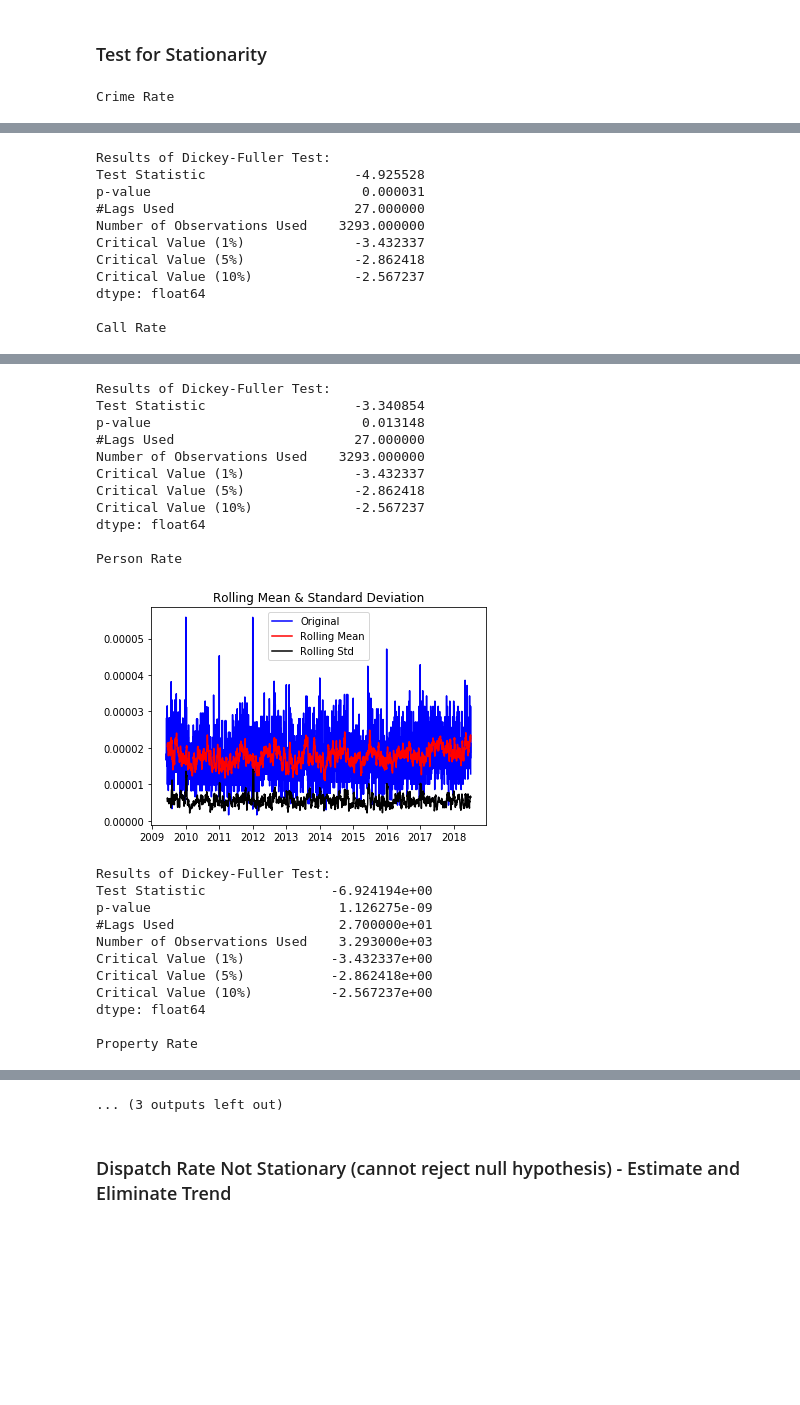
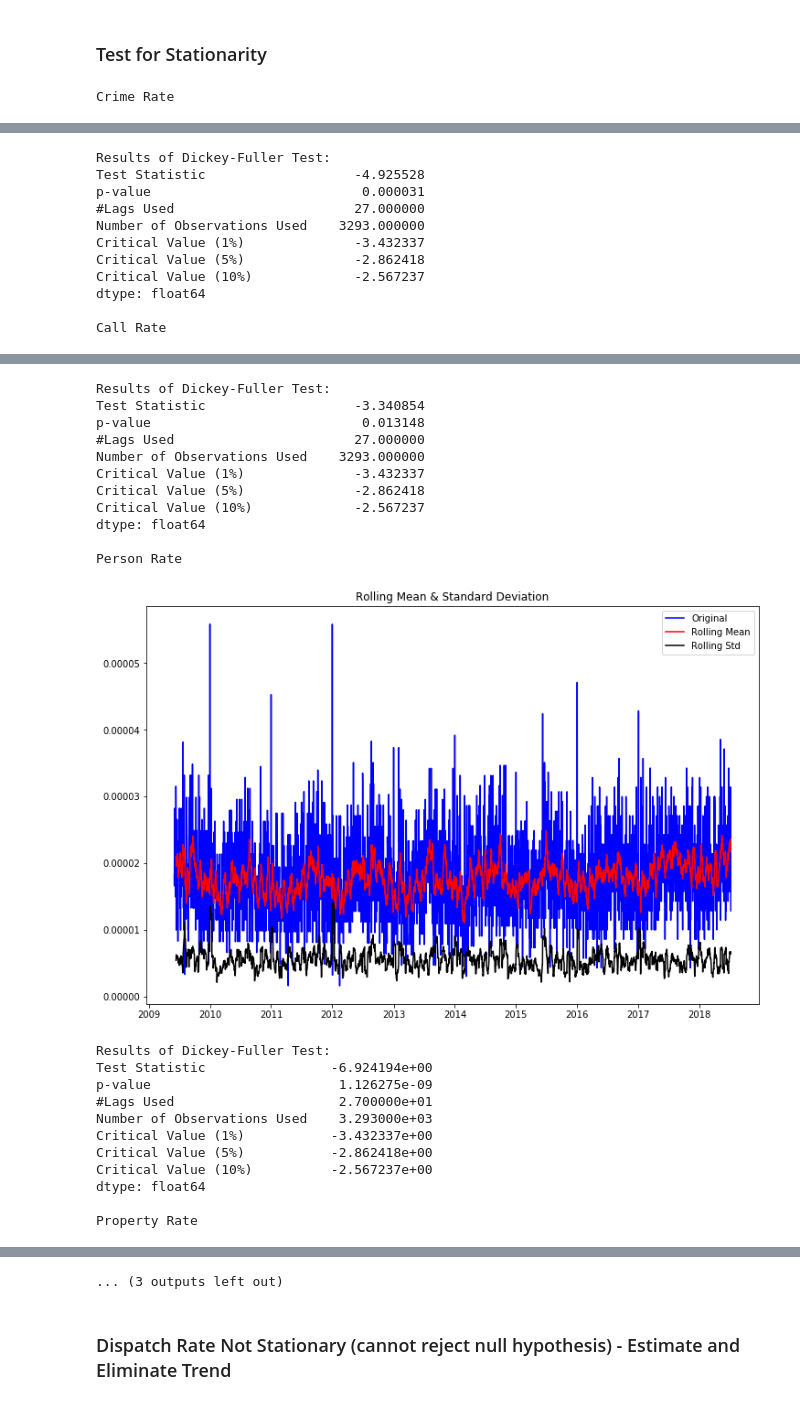
Before and after one commit to latherley/ARIMAX-NN, a Jupyter notebook: Time Series Analysis - Proactive Policing.ipynb, the cells around one changed output, grey strips where cells are left out. Saved outputs shown, nothing was run; the diff lists cells and outputs as text; code cells hidden in the pictures; blank space fills up the shorter version.

```diff
--- a/Time Series Analysis - Proactive Policing.ipynb
+++ b/Time Series Analysis - Proactive Policing.ipynb
@@ -87,6 +89,7 @@ def test_stationarity(timeseries):
     rolstd = timeseries.rolling(12).std()
 
     #Plot rolling statistics:
+    fig = plt.figure(figsize=(12,8))
     orig = plt.plot(timeseries, color='blue',label='Original')
     mean = plt.plot(rolmean, color='red', label='Rolling Mean')
     std = plt.plot(rolstd, color='black', label = 'Rolling Std')
@@ -140,15 +143,15 @@ Call Rate
 Results of Dickey-Fuller Test:
 Test Statistic                   -3.340854
 p-value                           0.013148
 #Lags Used                       27.000000
 Number of Observations Used    3293.000000
 Critical Value (1%)              -3.432337
 Critical Value (5%)              -2.862418
 Critical Value (10%)             -2.567237
 dtype: float64
 
 Person Rate
-[figure, old version]
+[figure, new version]
 Results of Dickey-Fuller Test:
 Test Statistic                -6.924194e+00
 p-value                        1.126275e-09
```
Also changed, not shown: parts of 10 cells of this notebook.
